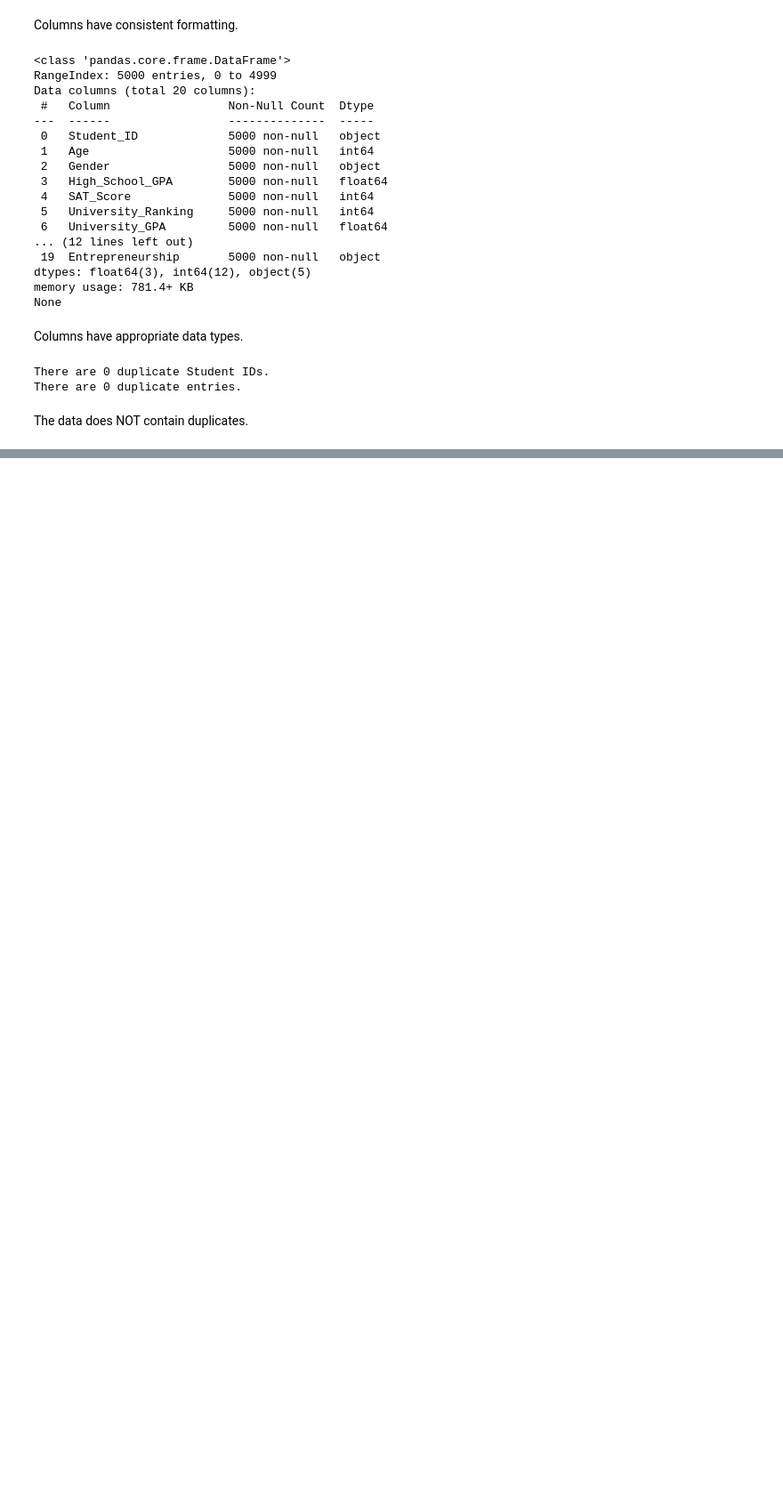
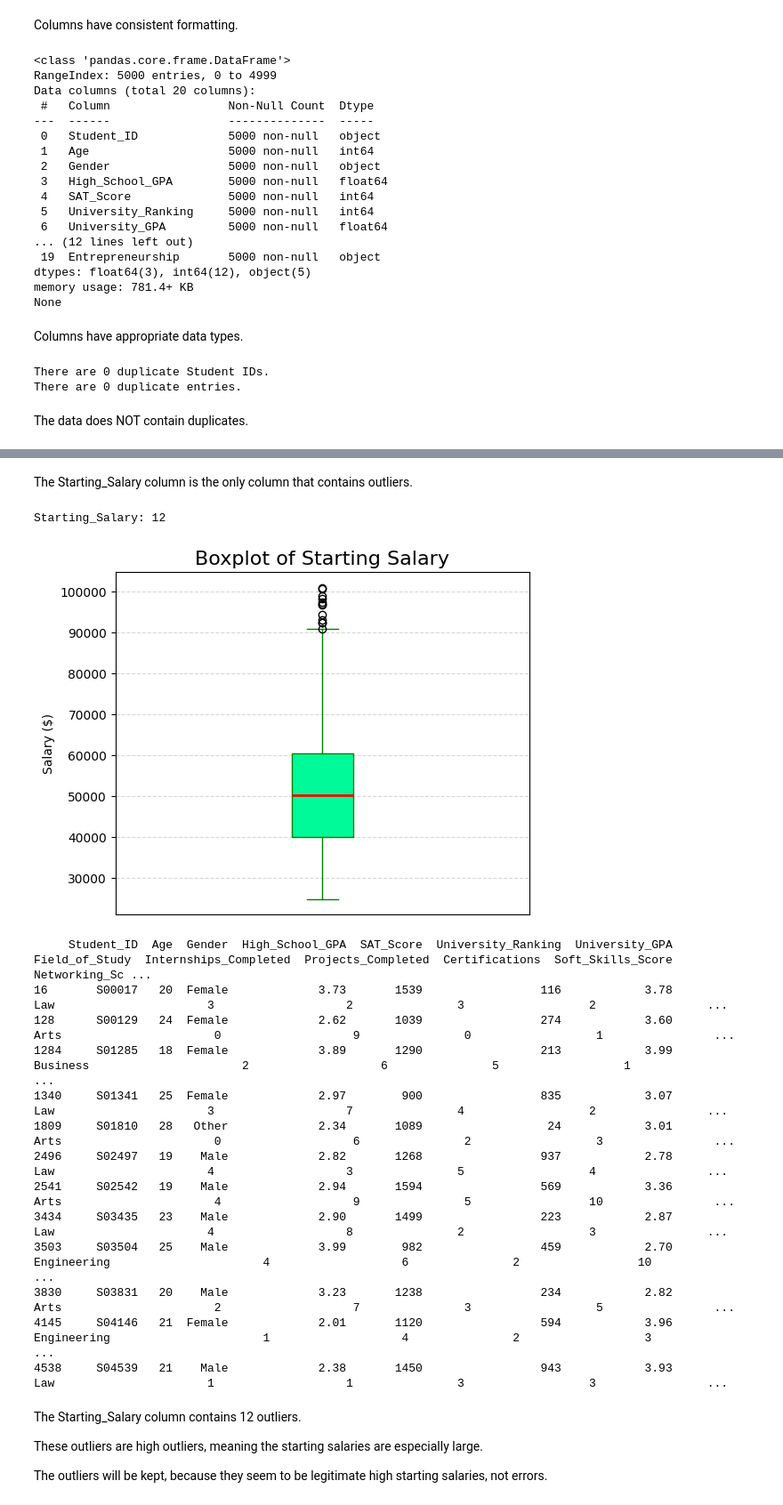
Before and after one commit to joshbesse/Education_Career, a Jupyter notebook: analysis.ipynb, the cells around one changed output, grey strips where cells are left out. Shown at 89% size. Drawn from its saved outputs; the diff is of its cells as text; code cells hidden in the pictures; blank space fills up the shorter version.

Commit message:
data cleaning - missing data, incorrect data, outliers

```diff
--- a/analysis.ipynb
+++ b/analysis.ipynb
@@ -112,0 +151,14 @@ There are 0 duplicate entries.
+# %%
+# check for outliers (using iqr)
+
+# extract only numeric data
+numeric_df = df.select_dtypes(include='number')
+
+# calculate the iqr for each column
+q1 = numeric_df.quantile(0.25)
+q3 = numeric_df.quantile(0.75)
+iqr = q3 - q1
+
+# compute outliers (values far from the middle 50% of the data)
+outliers = (numeric_df < (q1 - 1.5 * iqr)) | (numeric_df > (q3 + 1.5 * iqr))
+print(outliers.any())
@@ -112,0 +182,47 @@ There are 0 duplicate entries.
+# %% [markdown]
+<p>The Starting_Salary column is the only column that contains outliers.</p>
+# %%
+import matplotlib.pyplot as plt
+
+# investigate Starting_Salary outliers
+
+# check how many outliers
+print(f'Starting_Salary: {outliers["Starting_Salary"].sum()}')
+
+# visualize outliers
+plt.figure(figsize=(6, 5))
+plt.boxplot(df['Starting_Salary'],
+            patch_artist=True,
+            boxprops={'facecolor': 'mediumspringgreen', 'color': 'green'},
+            whiskerprops={'color': 'green'},
+            capprops={'color': 'green'},
+            medianprops={'color': 'red', 'linewidth': 2})
+plt.title('Boxplot of Starting Salary', fontsize=16)
+plt.ylabel('Salary ($)')
+plt.xticks([])
+plt.grid(axis='y', linestyle='--', alpha=0.5)
+plt.show()
+
+# inspect outliers
+salary_outlier_index = outliers[outliers['Starting_Salary']].index
+print(df.iloc[salary_outlier_index])
+# %% [output]
+Starting_Salary: 12
+[figure, added]
+     Student_ID  Age  Gender  High_School_GPA  SAT_Score  University_Ranking  University_GPA Field_of_Study  Internships_Completed  Projects_Completed  Certifications  Soft_Skills_Score  Networking_Sc ...
+16       S00017   20  Female             3.73       1539                 116            3.78            Law                      3                   2               3                  2                ...
+128      S00129   24  Female             2.62       1039                 274            3.60           Arts                      0                   9               0                  1                ...
+1284     S01285   18  Female             3.89       1290                 213            3.99       Business                      2                   6               5                  1                ...
+1340     S01341   25  Female             2.97        900                 835            3.07            Law                      3                   7               4                  2                ...
+1809     S01810   28   Other             2.34       1089                  24            3.01           Arts                      0                   6               2                  3                ...
+2496     S02497   19    Male             2.82       1268                 937            2.78            Law                      4                   3               5                  4                ...
+2541     S02542   19    Male             2.94       1594                 569            3.36           Arts                      4                   9               5                 10                ...
+3434     S03435   23    Male             2.90       1499                 223            2.87            Law                      4                   8               2                  3                ...
+3503     S03504   25    Male             3.99        982                 459            2.70    Engineering                      4                   6               2                 10                ...
+3830     S03831   20    Male             3.23       1238                 234            2.82           Arts                      2                   7               3                  5                ...
+4145     S04146   21  Female             2.01       1120                 594            3.96    Engineering                      1                   4               2                  3                ...
+4538     S04539   21    Male             2.38       1450                 943            3.93            Law                      1                   1               3                  3                ...
+# %% [markdown]
+<p>The Starting_Salary column contains 12 outliers.</p>
+<p>These outliers are high outliers, meaning the starting salaries are especially large.</p>
+<p>The outliers will be kept, because they seem to be legitimate high starting salaries, not errors.</p>
```
Also changed, not shown: parts of 5 cells of this notebook.
